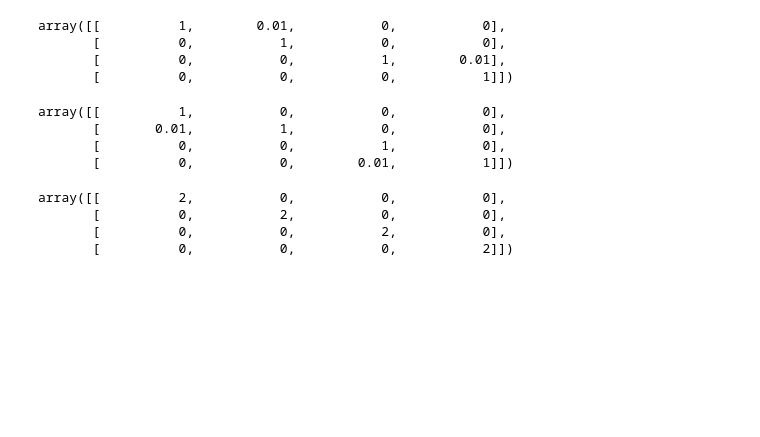
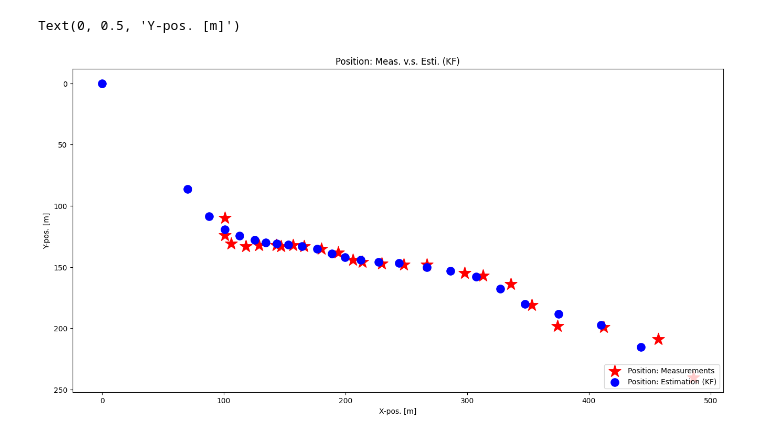
Before and after one commit to leejiwon1202/2023_Port_Safety_Management_System, a Jupyter notebook: AI/ObjectTracking/UsingKalmanFilter.ipynb, the cells around one changed output. Saved outputs shown, nothing was run; the diff lists cells and outputs as text; code cells hidden in the pictures; blank space fills up the shorter version.

```diff
--- a/AI/ObjectTracking/UsingKalmanFilter.ipynb
+++ b/AI/ObjectTracking/UsingKalmanFilter.ipynb
@@ -86,7 +66,6 @@ cv2.destroyAllWindows()
 # %%
-# Input parameters.
 n_samples = len(coord_list)
-dt = 0.01
+dt = 0.02
 # %%
 A = np.array([[ 1, dt,  0,  0],
               [ 0,  1,  0,  0],
@@ -94,7 +73,7 @@ A = np.array([[ 1, dt,  0,  0],
               [ 0,  0,  0,  1]])
 H = np.array([[ 1,  0,  0,  0],
               [ 0,  0,  1,  0]])
-Q = 2.0 * np.eye(4)
+Q = 14.0 * np.eye(4)
 R = np.array([[50,  0],
               [ 0, 50]])
 
@@ -129,9 +108,8 @@ for i in range(n_samples):
     z_meas = p_list[i]
     if i == 0:
         x_esti, P = x_0, P_0
-    print(z_meas, x_esti, P)
-#     else:
-#         x_esti, P = kalman_filter(z_meas, x_esti, P)
+    else:
+        x_esti, P = kalman_filter(z_meas, x_esti, P)
 
     xpos_meas_save[i] = z_meas[0]
     ypos_meas_save[i] = z_meas[1]
@@ -166,7 +117,0 @@ P_pred
-# %%
-A
-# %% [output]
-array([[          1,        0.01,           0,           0],
-       [          0,           1,           0,           0],
-       [          0,           0,           1,        0.01],
-       [          0,           0,           0,           1]])
@@ -175,14 +118,12 @@ P_0 @ A.T
-# %%
-A.T
-# %% [output]
-array([[          1,           0,           0,           0],
-       [       0.01,           1,           0,           0],
-       [          0,           0,           1,           0],
-       [          0,           0,        0.01,           1]])
-# %%
-Q
-# %% [output]
-array([[          2,           0,           0,           0],
-       [          0,           2,           0,           0],
-       [          0,           0,           2,           0],
-       [          0,           0,           0,           2]])
+# %%
+fig = plt.figure(figsize=(16, 8))
+plt.gca().invert_yaxis()
+plt.scatter(xpos_meas_save, ypos_meas_save, s=300, c="r", marker='*', label='Position: Measurements')
+plt.scatter(xpos_esti_save, ypos_esti_save, s=120, c="b", marker='o', label='Position: Estimation (KF)')
+plt.legend(loc='lower right')
+plt.title('Position: Meas. v.s. Esti. (KF)')
+plt.xlabel('X-pos. [m]')
+plt.ylabel('Y-pos. [m]')
+# %% [output]
+Text(0, 0.5, 'Y-pos. [m]')
+[figure, added]
```
Also changed, not shown: parts of 17 cells of this notebook, 8 other files.
